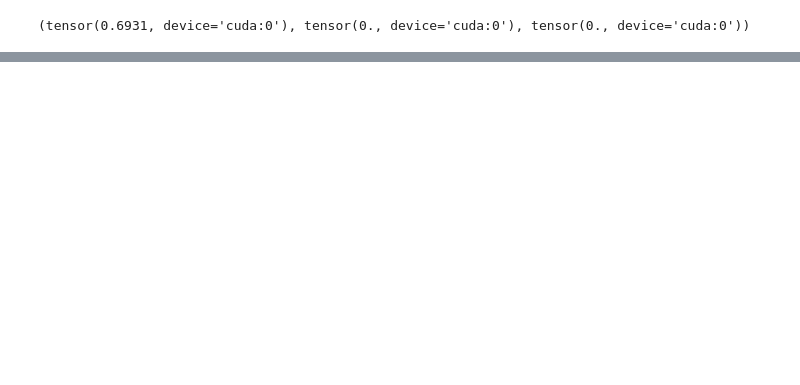
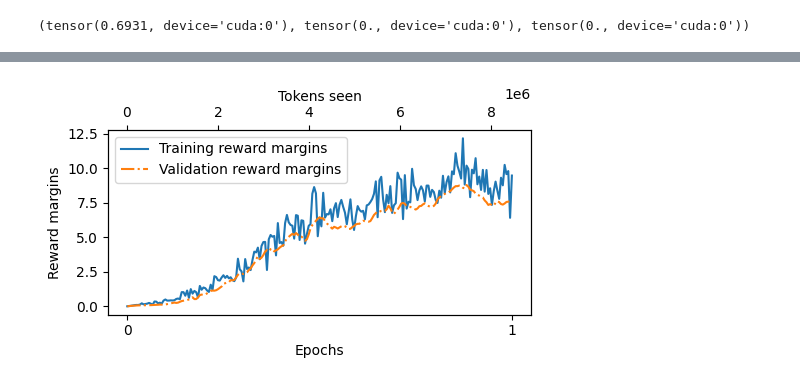
Before and after one commit to matyasosvath/ai-notebooks, a Jupyter notebook: dpo.ipynb, the cells around one changed output, grey strips where cells are left out. Cells and saved outputs as stored; diff of their text form; code cells hidden in the pictures; blank space fills up the shorter version.

```diff
--- a/dpo.ipynb
+++ b/dpo.ipynb
@@ -610,0 +630,13 @@ def plot_losses(epochs_seen, tokens_seen, train_losses, val_losses, label="loss"
+# %%
+train_reward_margins = [i-j for i,j in zip(tracking["train_chosen_rewards"], tracking["train_rejected_rewards"])]
+val_reward_margins = [i-j for i,j in zip(tracking["val_chosen_rewards"], tracking["val_rejected_rewards"])]
+
+plot_losses(
+    epochs_seen=epochs_tensor,
+    tokens_seen=tracking["tokens_seen"],
+    train_losses=train_reward_margins,
+    val_losses=val_reward_margins,
+    label="reward margins"
+)
+# %% [output]
+[figure, added]
```
Also changed, not shown: parts of 8 cells of this notebook.
